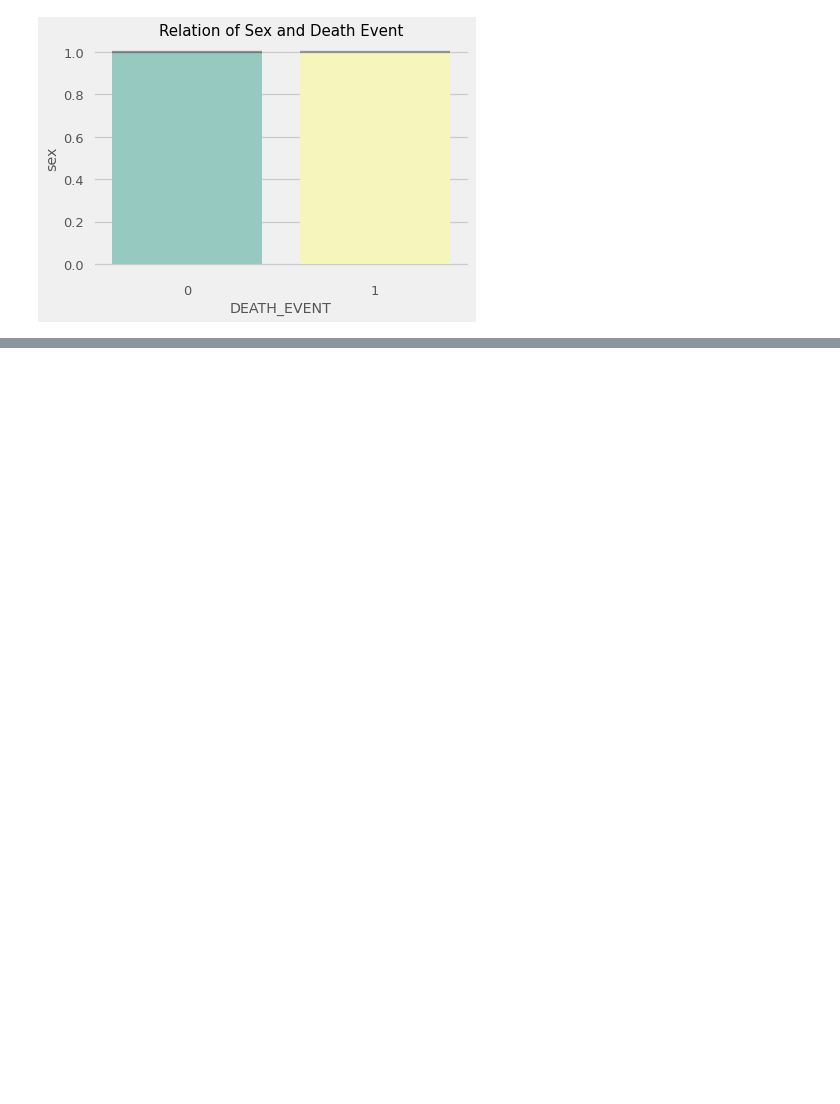
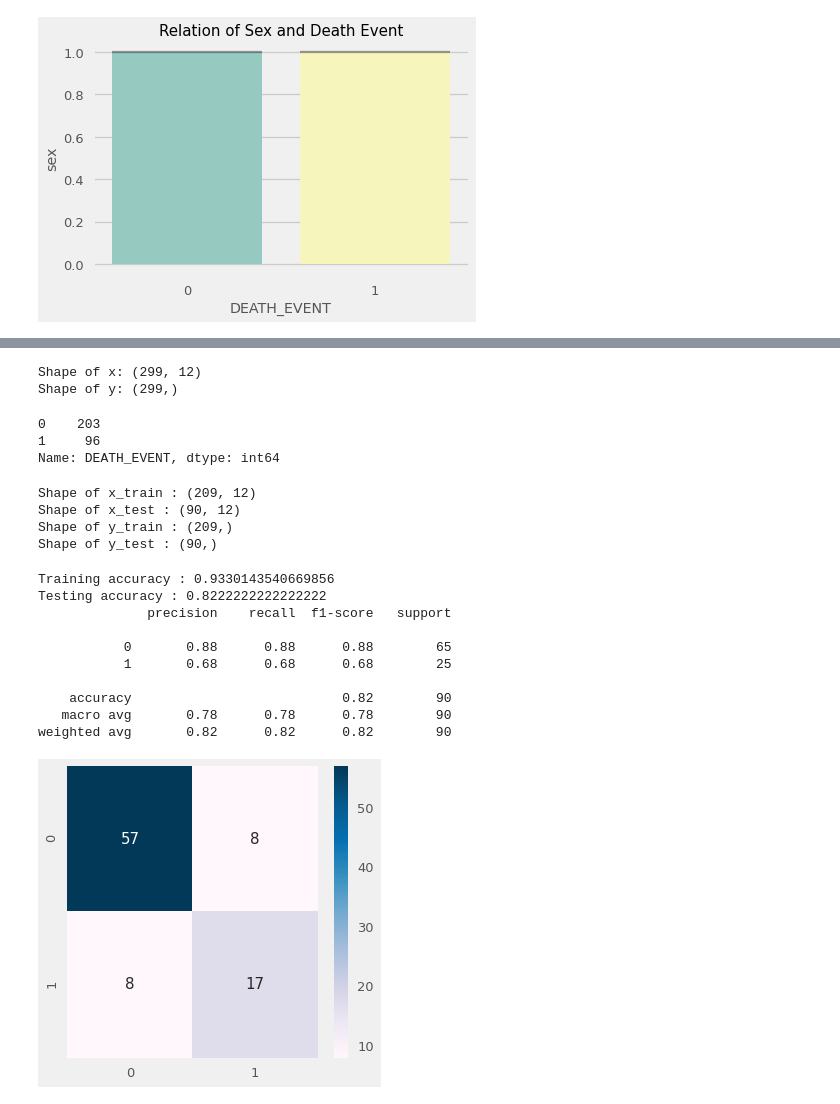
Before and after one commit to tyceaddley/Heart_Failure_Analysis, a Jupyter notebook: Heart_Disease.ipynb, the cells around one changed output, grey strips where cells are left out. Saved outputs shown, nothing was run; the diff lists cells and outputs as text; code cells hidden in the pictures; blank space fills up the shorter version.

```diff
--- a/Heart_Disease.ipynb
+++ b/Heart_Disease.ipynb
@@ -159,0 +193,5 @@ plt.show()
+# %%
+#one hot encoding of the data
+#drop_first=True, meaning droping the first categories from each attribute.
+df = pd.get_dummies(df, drop_first=True)
+df.head()
@@ -159,0 +205,63 @@ plt.show()
+# %%
+x = df
+
+print("Shape of x:", x.shape)
+print("Shape of y:", y.shape)
+# %% [output]
+Shape of x: (299, 12)
+Shape of y: (299,)
+# %%
+#describe the number of deaths in the data set, death=1
+y.value_counts()
+# %% [output]
+0    203
+1     96
+Name: DEATH_EVENT, dtype: int64
+# %%
+from sklearn.model_selection import train_test_split
+#create the training and testing sets for machine learning models
+x_train, x_test, y_train,  y_test = train_test_split(x,y,test_size =0.3, random_state=1111)
+
+#shape of data
+print("Shape of x_train :", x_train.shape)
+print("Shape of x_test :", x_test.shape)
+print("Shape of y_train :", y_train.shape)
+print("Shape of y_test :", y_test.shape)
+# %% [output]
+Shape of x_train : (209, 12)
+Shape of x_test : (90, 12)
+Shape of y_train : (209,)
+Shape of y_test : (90,)
+# %%
+from sklearn.ensemble import RandomForestClassifier
+from sklearn.metrics import confusion_matrix
+from sklearn.metrics import classification_report
+
+model = RandomForestClassifier(n_estimators = 50, max_depth = 5)
+model.fit(x_train, y_train)
+y_predict= model.predict(x_test)
+y_pred_quant = model.predict_proba(x_test)[:, 1]
+y_pred = model.predict(x_test)
+
+#evaluate how well the model predicts target class:
+print('Training accuracy :', model.score(x_train, y_train))
+print('Testing accuracy :', model.score(x_test, y_test))
+
+cm = confusion_matrix(y_test, y_pred)
+plt.rcParams['figure.figsize'] = (5,5)
+sns.heatmap(cm, annot=True, annot_kws = {'size':15}, cmap='PuBu')
+
+cr =classification_report(y_test, y_pred)
+print(cr)
+# %% [output]
+Training accuracy : 0.9330143540669856
+Testing accuracy : 0.8222222222222222
+              precision    recall  f1-score   support
+
+           0       0.88      0.88      0.88        65
+           1       0.68      0.68      0.68        25
+
+    accuracy                           0.82        90
+   macro avg       0.78      0.78      0.78        90
+weighted avg       0.82      0.82      0.82        90
+[figure, added]
```
Also changed, not shown: parts of 13 cells of this notebook.
